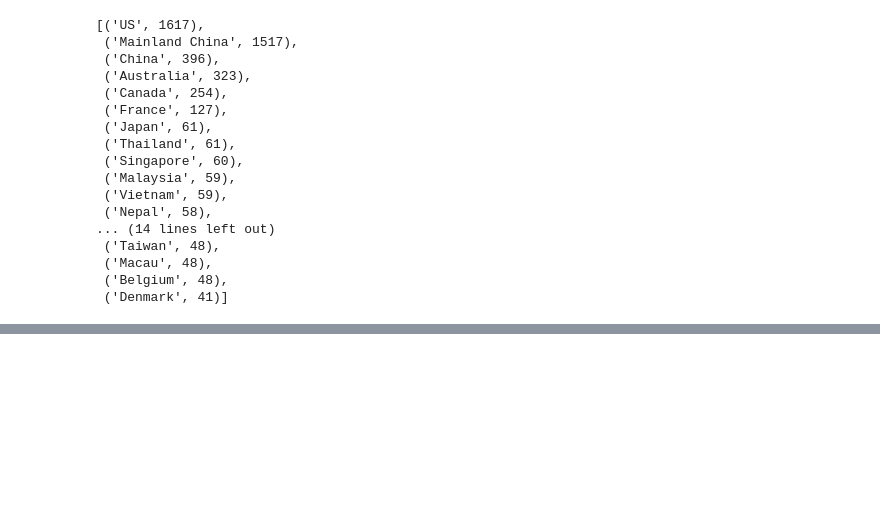
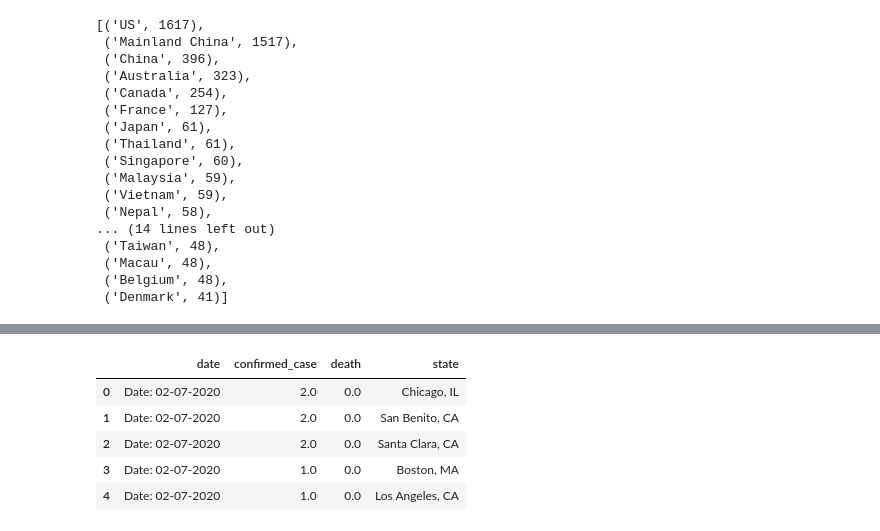
Before and after one commit to thedrowsywinger/Analyzing-COVID-19-Data, a Jupyter notebook: _notebooks/2020-02-20-JHU-dataset.ipynb, the cells around one changed output, grey strips where cells are left out. Drawn from its saved outputs; the diff is of its cells as text; code cells hidden in the pictures; blank space fills up the shorter version.

```diff
--- a/_notebooks/2020-02-20-JHU-dataset.ipynb
+++ b/_notebooks/2020-02-20-JHU-dataset.ipynb
@@ -234,2 +257,11 @@ def specific_country(search):
 # %%
 us_df = specific_country("US")
+
+us_df.head()
+# %% [output]
+|  | date | confirmed_case | death | state |
+| 0 | Date: 02-07-2020 | 2.0 | 0.0 | Chicago, IL |
+| 1 | Date: 02-07-2020 | 2.0 | 0.0 | San Benito, CA |
+| 2 | Date: 02-07-2020 | 2.0 | 0.0 | Santa Clara, CA |
+| 3 | Date: 02-07-2020 | 1.0 | 0.0 | Boston, MA |
+| 4 | Date: 02-07-2020 | 1.0 | 0.0 | Los Angeles, CA |
```
Also changed, not shown: parts of 8 cells of this notebook.
